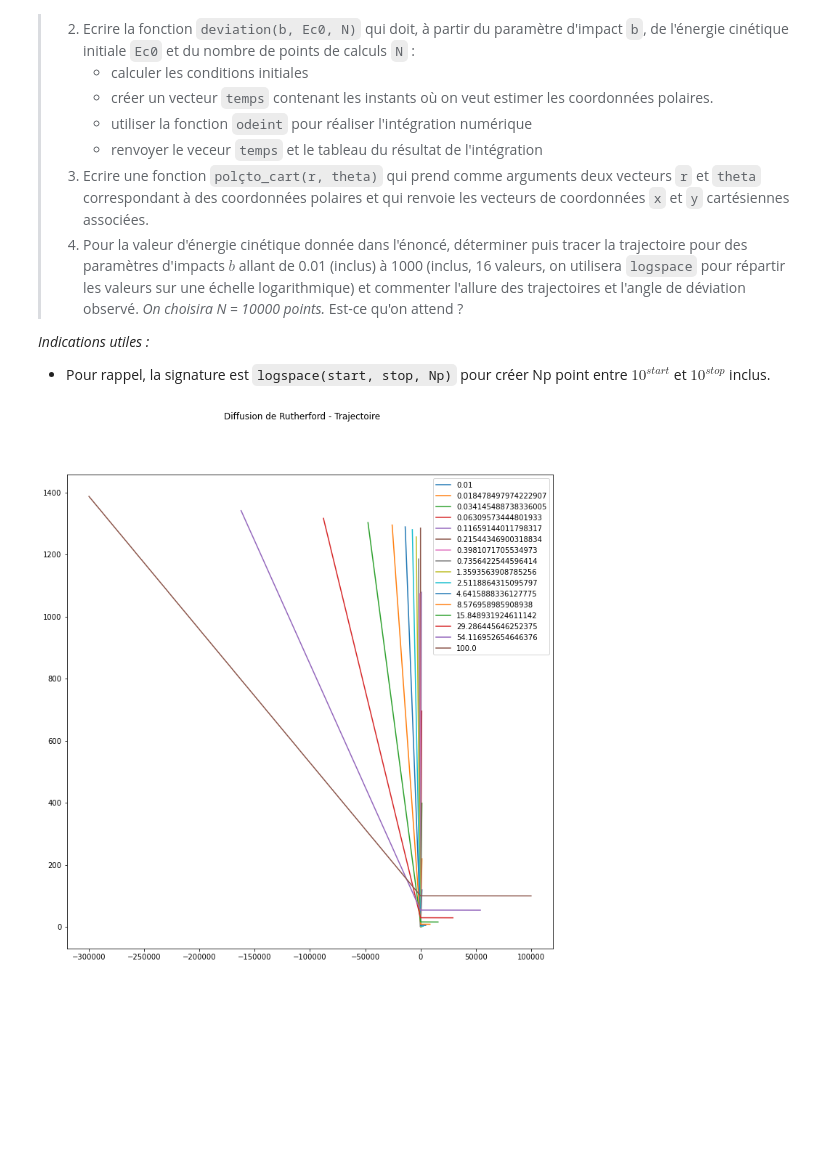
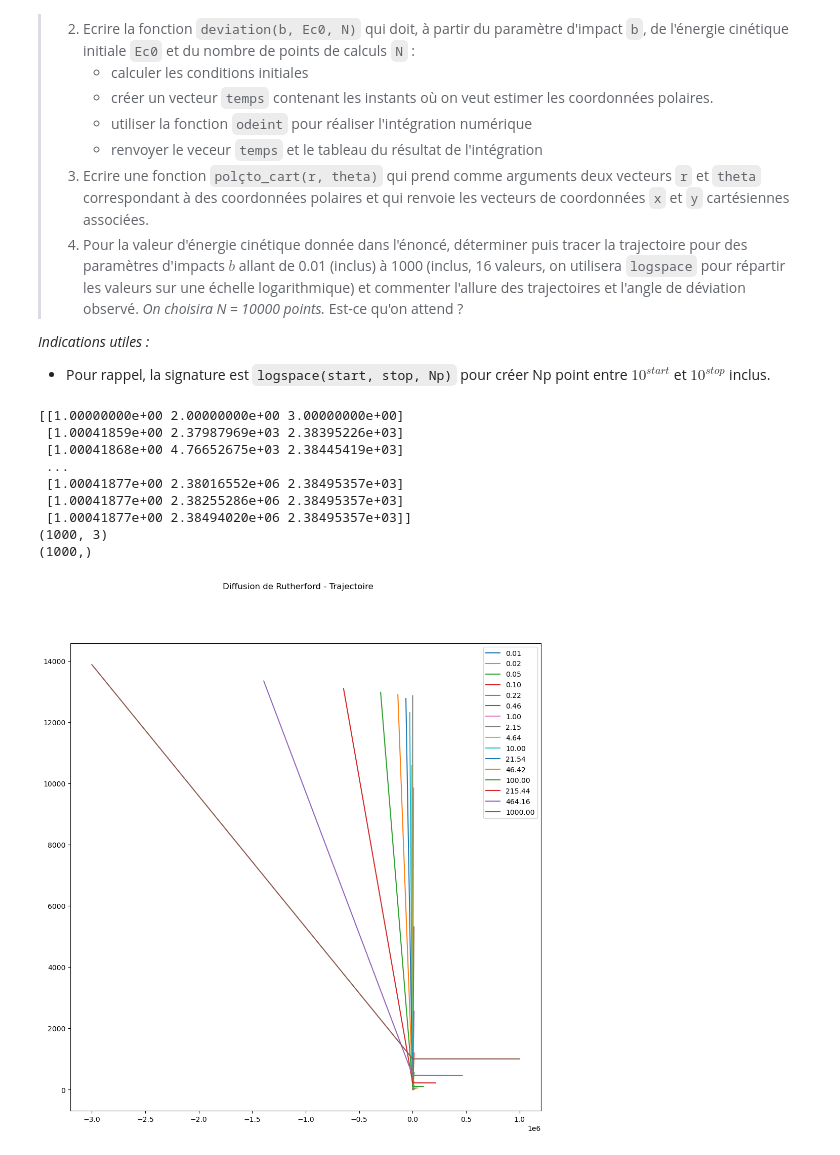
Before and after one commit to pcsi3physiquestan/capacites_numeriques_correction_sources, a Jupyter notebook: meca_force_centrale_correction.ipynb, the cells around one changed output. Cells and saved outputs as stored; diff of their text form; code cells hidden in the pictures; blank space fills up the shorter version.

```diff
--- a/meca_force_centrale_correction.ipynb
+++ b/meca_force_centrale_correction.ipynb
@@ -108,18 +108,19 @@ from scipy.integrate import odeint
 """Données numériques globales"""
 m = 4  # Masse des particules alpha
 Z = 79
-K = 1.44e4  # e^2/(4 pi Epsilon0)
+K = 1.44e5  # e^2/(4 pi Epsilon0)
 K1 = 2 * Z * K
 
 def CI(b, Ec0):
     """Calcul des conditions initiales pour un paramètre d'impact donné et une énergie cinétique donnée"""
     v0 = np.sqrt(2 * Ec0 / m)  # Vitesse initiale
     rmin = K1 / Ec0  # rmin
+    #print(rmin)
     k = 1000
     ri = max(k  * rmin, k * b)
     #print(k * rmin, k * b)
     theta = np.arcsin(b / ri)
-    rpoint = -v0 / np.cos(theta)
+    rpoint = -v0 * np.cos(theta)
     return [theta, ri, rpoint]
 # %% [markdown]
 ## Détermination de la trajectoire
@@ -147,35 +148,52 @@ def F(Y, t, C):
     """Fonction F pour le schéma d'Euler"""
     return np.array([C / Y[1] ** 2, Y[2], C ** 2 / Y[1] ** 3 + K1 / (m * Y[1]**2)])
 
-
-def deviation(b, Ec0, N):
-    Y0 = CI(b, Ec0)  # Condition initiales
-    v0 = np.sqrt(2 * Ec0 / m)  # Vitesse initiale
-    Caire = b * v0  # Constante des aires
-    tf = 4 * Y0[1] / v0  # Temps final
-    temps = np.linspace(0, tf, N)  # Vecteur des temps
-    Y = odeint(F, Y0, temps, args=(Caire, ))  # Intégration numérique
-    return temps, Y
-
-def pol_to_cart(r, theta):
-    return np.array([r * np.cos(theta), r * np.sin(theta)])
-
-
-Np = 16
-bs = np.logspace(-2, 2, Np)  # Valeur des paramètres d'impacts
-Ec0 = 5.3e6  # Ec initiale
-N = 10000
-
-f, ax= plt.subplots(figsize=(12, 12))
-f.suptitle("Diffusion de Rutherford - Trajectoire")
-for b in bs:
-    t, Y = deviation(b, Ec0, N)  # Intégration numérique
-    Yc = pol_to_cart(Y[:, 1], Y[:, 0])  # Passe au cartésien
-    ax.plot(Yc[0], Yc[1], label="{}".format(b))
-ax.legend()
-plt.show()
+Y0 = [1, 2, 3]
+t = np.linspace(0, 1000, 1000)
+Ysol = odeint(F, Y0, t, args=(1, ))
+print(Ysol)
+print(Ysol.shape)
+#print(Ysol[:,1])
+print(Ysol[:,1].shape)
 # %% [output]
-[figure, removed]
+[[1.00000000e+00 2.00000000e+00 3.00000000e+00]
+ [1.00041859e+00 2.37987969e+03 2.38395226e+03]
+ [1.00041868e+00 4.76652675e+03 2.38445419e+03]
+ ...
+ [1.00041877e+00 2.38016552e+06 2.38495357e+03]
+ [1.00041877e+00 2.38255286e+06 2.38495357e+03]
+ [1.00041877e+00 2.38494020e+06 2.38495357e+03]]
+(1000, 3)
+(1000,)
+# %%
+def deviation(b, Ec0, N):
+    Y0 = CI(b, Ec0)  # Condition initiales
+    v0 = np.sqrt(2 * Ec0 / m)  # Vitesse initiale
+    Caire = b * v0  # Constante des aires
+    tf = 4 * Y0[1] / v0  # Temps final
+    temps = np.linspace(0, tf, N)  # Vecteur des temps
+    Y = odeint(F, Y0, temps, args=(Caire, ))  # Intégration numérique
+    return temps, Y
+
+def pol_to_cart(r, theta):
+    return np.array([r * np.cos(theta), r * np.sin(theta)])
+
+
+Np = 16
+Ec0 = 5.3e6  # Ec initiale
+bs = np.logspace(-2, 3, Np)  # Valeur des paramètres d'impacts
+N = 10000
+
+f, ax= plt.subplots(figsize=(12, 12))
+f.suptitle("Diffusion de Rutherford - Trajectoire")
+for b in bs:
+    t, Y = deviation(b, Ec0, N)  # Intégration numérique
+    Yc = pol_to_cart(Y[:, 1], Y[:, 0])  # Passe au cartésien
+    ax.plot(Yc[0], Yc[1], label="{:.2f}".format(b))
+ax.legend()
+plt.show()
+# %% [output]
+[figure, added]
 # %% [markdown]
 ## Paramètre d'impact et diffusion
 On va étudier la relation entre le paramètre d'impact et l'angle de diffusion ($D$ sur la figure ci-après).
```
Also changed, not shown: parts of 3 cells of this notebook, 13 other files.
